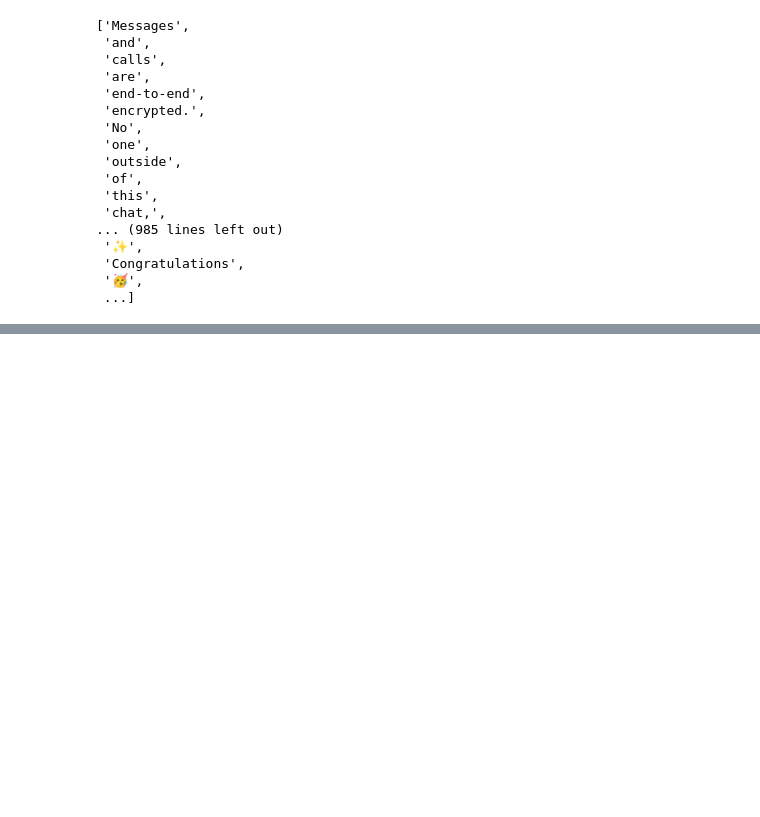
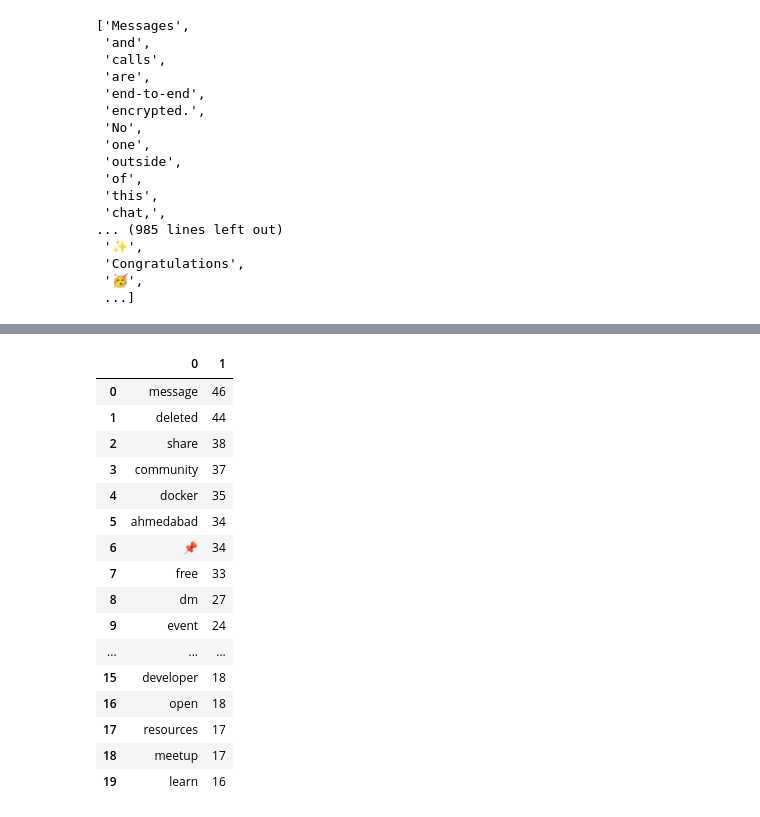
Before and after one commit to yash013/whatsapp_chat_analysis, a Jupyter notebook: whatsapp_chat_analysis.ipynb, the cells around one changed output, grey strips where cells are left out. Saved outputs shown, nothing was run; the diff lists cells and outputs as text; code cells hidden in the pictures; blank space fills up the shorter version.

```diff
--- a/whatsapp_chat_analysis.ipynb
+++ b/whatsapp_chat_analysis.ipynb
@@ -191,0 +246,4 @@ words
+# %%
+f = open('stopwords_hinglish.txt', 'r')
+stop_words = f.read()
+print(stop_words)
@@ -191,0 +268,25 @@ words
+# %%
+words = []
+for msg in temp['message']:
+    for word in msg.lower().split():
+        if word not in stop_words:
+            words.append(word)
+pd.DataFrame(Counter(words).most_common(20))
+# %% [output]
+|  | 0 | 1 |
+| 0 | message | 46 |
+| 1 | deleted | 44 |
+| 2 | share | 38 |
+| 3 | community | 37 |
+| 4 | docker | 35 |
+| 5 | ahmedabad | 34 |
+| 6 | 📌 | 34 |
+| 7 | free | 33 |
+| 8 | dm | 27 |
+| 9 | event | 24 |
+| ... | ... | ... |
+| 15 | developer | 18 |
+| 16 | open | 18 |
+| 17 | resources | 17 |
+| 18 | meetup | 17 |
+| 19 | learn | 16 |
```
Also changed, not shown: parts of 9 cells of this notebook, 2 other files.
